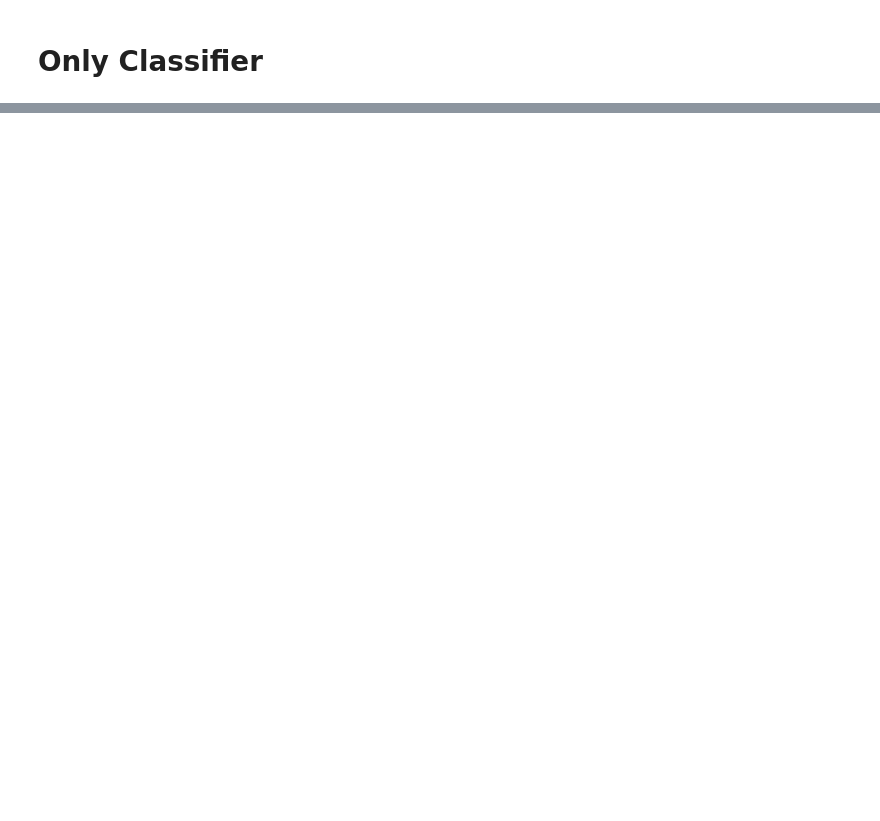
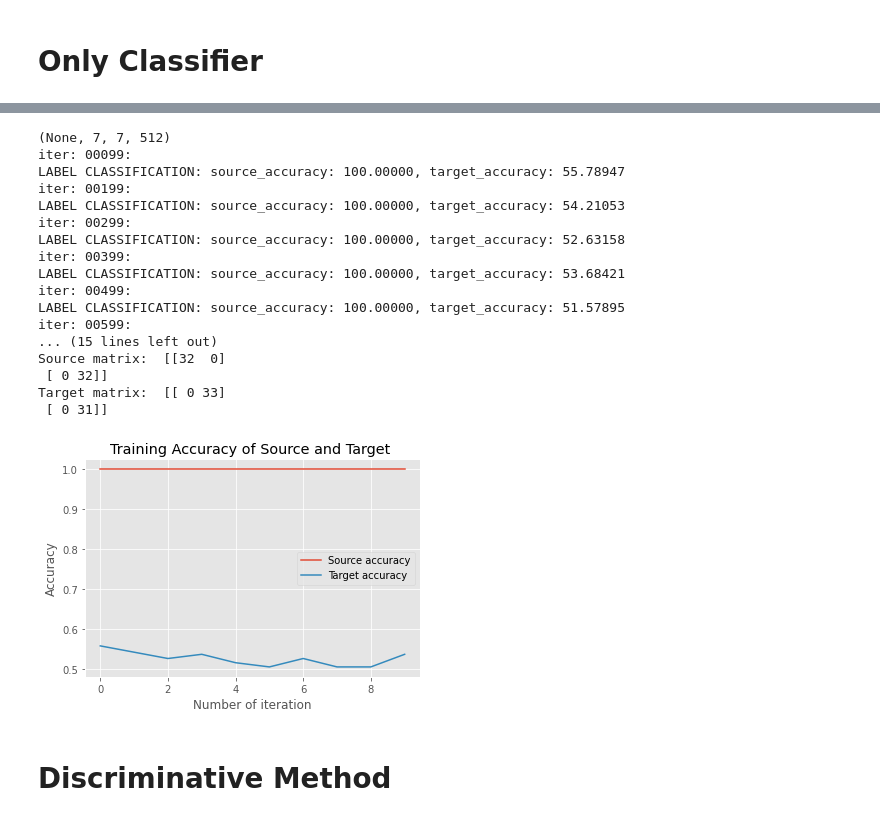
Before and after one commit to Shellyga/Adversarial-Domain-Adaptation-with-Keras, a Jupyter notebook: Gan_Working_last_chance_Adversarial_Domain_Adaptation_with_Keras.ipynb, the cells around one changed output, grey strips where cells are left out. Saved outputs shown, nothing was run; the diff lists cells and outputs as text; code cells hidden in the pictures; blank space fills up the shorter version.

```diff
--- a/Gan_Working_last_chance_Adversarial_Domain_Adaptation_with_Keras.ipynb
+++ b/Gan_Working_last_chance_Adversarial_Domain_Adaptation_with_Keras.ipynb
@@ -379,6 +826,7 @@ def train(param):
 # %% [markdown]
 # Main
 # %%
+import argparse
 if __name__ == "__main__":
     # Read parameter values from the console
     parser = argparse.ArgumentParser(description = 'Domain Adaptation')
@@ -420,6 +868,7 @@ if __name__ == "__main__":
     param = {}
     param["number_of_gpus"] = 1
     param["network_name"] = 'ResNet50'
+    # param["network_name"] = 'VGGFace'
     param["inp_dims"] = [224, 224, 3]
     param["num_iterations"] = 1000
     # param["num_iterations"] = 500
@@ -439,24 +888,25 @@ if __name__ == "__main__":
     param["drop_classifier"] = 0.25
     param["drop_discriminator"] = 0.25
     param["test_interval"] = 100
-    param["source_path"] = 'drive/My Drive/final_proj_dataset/data_file_yerus.txt'
-    param["target_path"] = 'drive/My Drive/final_proj_dataset/data_file_shelly.txt'
-    # param["snapshot_interval"] = 500
-    param["snapshot_interval"] = 5
-    # param["output_path"] = 'drive/My Drive/project_data/result2'
+    param["source_path"] = 'drive/My Drive/final_proj_dataset/data_file_shelly.txt'
+    param["target_path"] = 'drive/My Drive/final_proj_dataset/data_file_yerus.txt'
+    # param["source_path"] = 'drive/My Drive/pro_data/dataset_shelly'
+    # param["target_path"] = 'drive/My Drive/pro_data/dataset_yerus'
+    param["snapshot_interval"] = 500
+    # param["snapshot_interval"] = 5
+    param["output_path"] = 'drive/My Drive/final_proj_dataset/result2'
+    param["number_of_classe"] = 0
 
     # # Create directory for saving models and log files
-    # if not os.path.exists(param["output_path"]):
-    #     os.mkdir(param["output_path"])
+    if not os.path.exists(param["output_path"]):
+        os.mkdir(param["output_path"])
 
+    print("[INFO] loading images...")
     # Load source and target data
     param["source_data"], param["source_label"] = data_loader(param["source_path"], param["inp_dims"])
     param["target_data"], param["target_label"] = data_loader(param["target_path"], param["inp_dims"])
+    # param["source_data"], param["source_label"],param["target_data"], param["target_label"] =  load_data(param["source_path"],param["target_path"])
 
     # Encode labels into one-hot format
     param["source_label"], param["target_label"] = one_hot_encoding(param)
-
-
-    # Train data
-    train(param)
 # %% [output]
@@ -984,0 +1212,23 @@ Target matrix:  [[10  0]
+# %%
+train_classifier(param)
+# %% [output]
+(None, 7, 7, 512)
+iter: 00099:
+LABEL CLASSIFICATION: source_accuracy: 100.00000, target_accuracy: 55.78947
+iter: 00199:
+LABEL CLASSIFICATION: source_accuracy: 100.00000, target_accuracy: 54.21053
+iter: 00299:
+LABEL CLASSIFICATION: source_accuracy: 100.00000, target_accuracy: 52.63158
+iter: 00399:
+LABEL CLASSIFICATION: source_accuracy: 100.00000, target_accuracy: 53.68421
+iter: 00499:
+LABEL CLASSIFICATION: source_accuracy: 100.00000, target_accuracy: 51.57895
+iter: 00599:
+... (15 lines left out)
+Source matrix:  [[32  0]
+ [ 0 32]]
+Target matrix:  [[ 0 33]
+ [ 0 31]]
+[figure, added]
+# %% [markdown]
+# Discriminative Method
```
Also changed, not shown: parts of 15 cells of this notebook.
